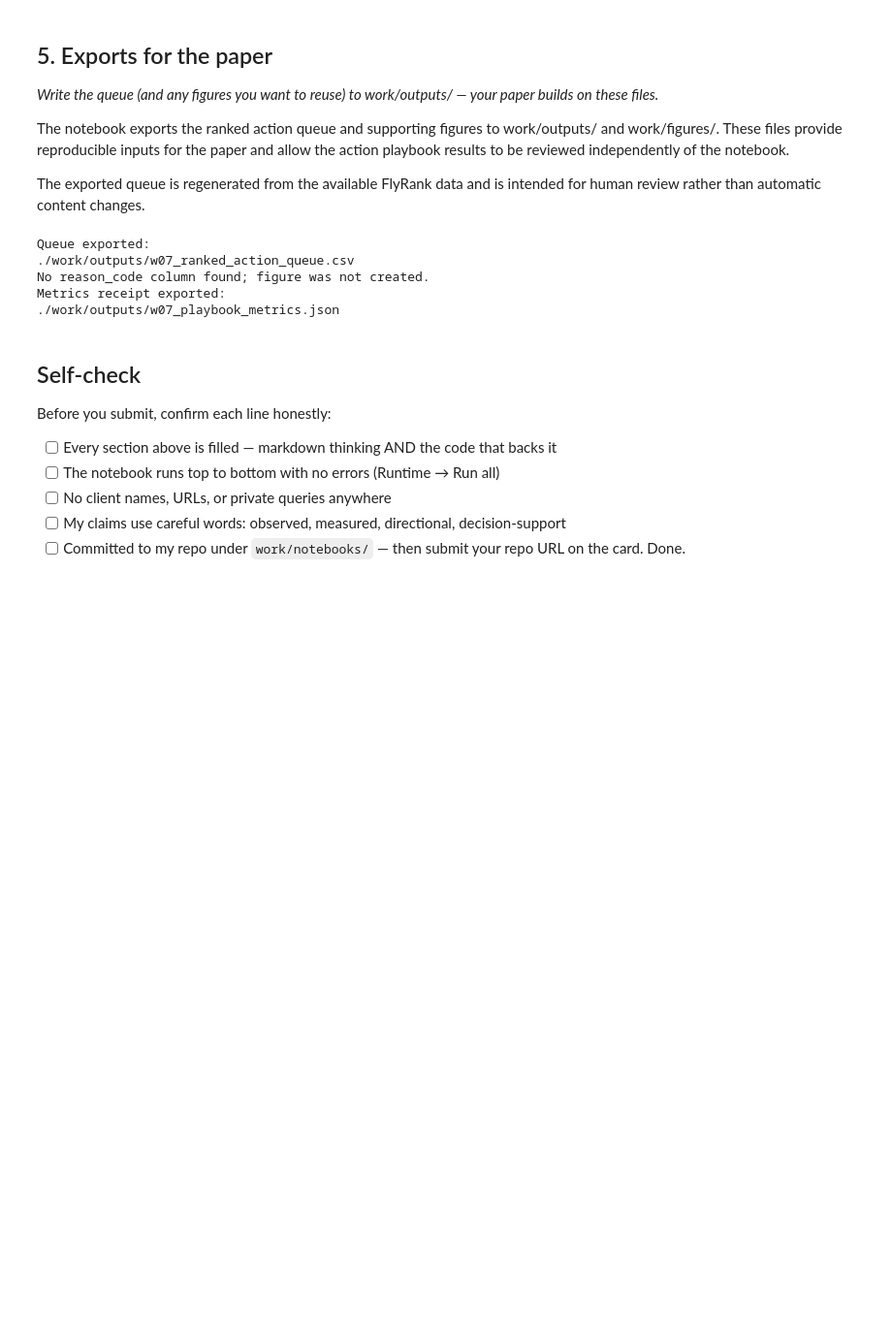
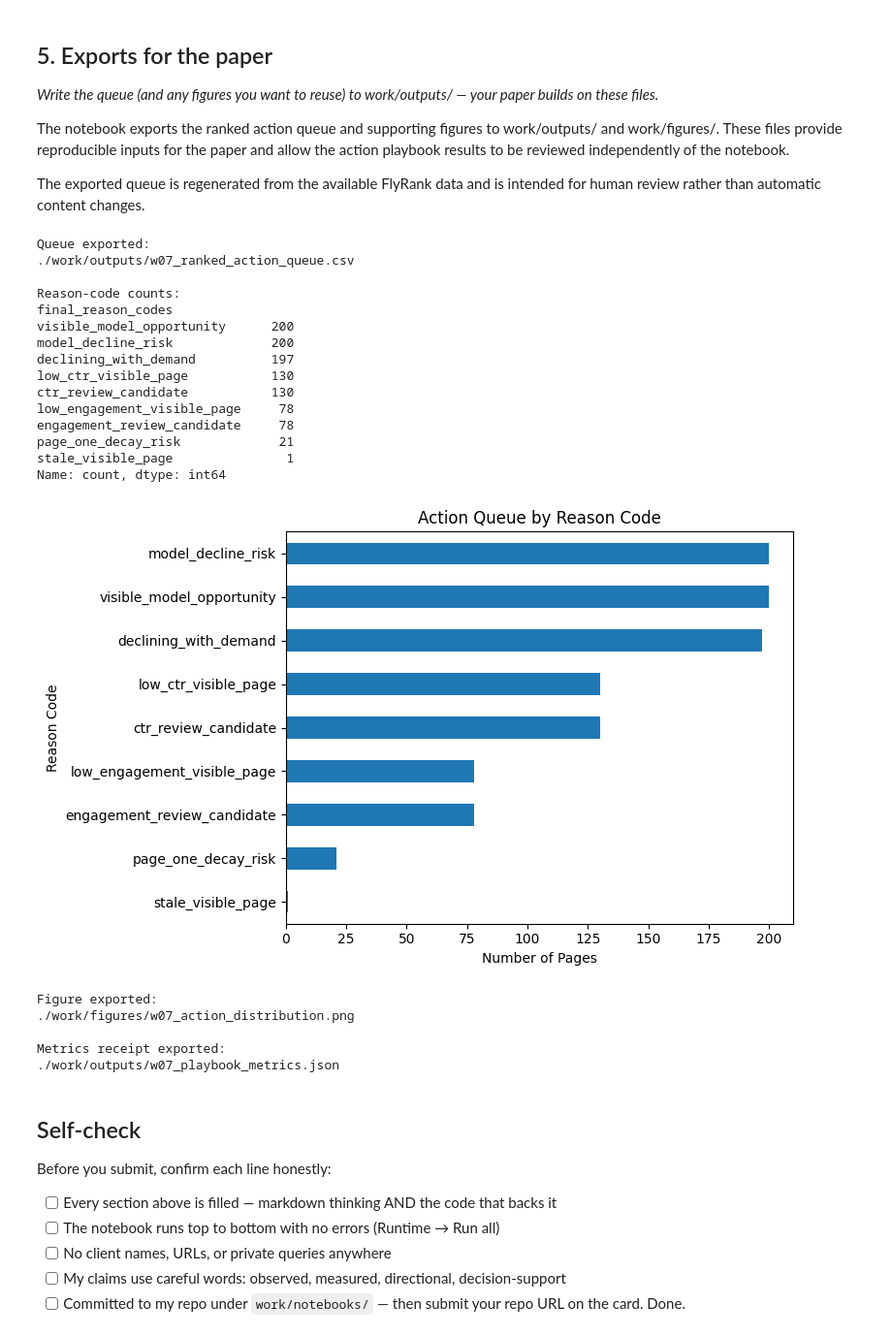
Before and after one commit to Yash1014-code/flyrank-internship-ml, a Jupyter notebook: work/notebooks/w07_action_playbook.ipynb, the cells around one changed output. Shown at 97% size. Drawn from its saved outputs; the diff is of its cells as text; code cells hidden in the pictures; blank space fills up the shorter version.

```diff
--- a/work/notebooks/w07_action_playbook.ipynb
+++ b/work/notebooks/w07_action_playbook.ipynb
@@ -410,51 +409,85 @@ print(queue_output)
 # 2. Create reason-code figure
 # --------------------------------------------------
 
-if "reason_code" in df.columns:
-    reason_counts = df["reason_code"].value_counts()
+if "final_reason_codes" in df.columns:
+
+    reason_counts = (
+        df["final_reason_codes"]
+        .fillna("")
+        .str.split("|")
+        .explode()
+        .str.strip()
+    )
+
+    reason_counts = reason_counts[reason_counts != ""].value_counts()
+
+    print("\nReason-code counts:")
+    print(reason_counts)
 
     plt.figure(figsize=(8, 5))
-    reason_counts.plot(kind="bar")
+    reason_counts.sort_values().plot(kind="barh")
+
     plt.title("Action Queue by Reason Code")
-    plt.xlabel("Reason Code")
-    plt.ylabel("Number of Pages")
-    plt.xticks(rotation=45, ha="right")
+    plt.xlabel("Number of Pages")
+    plt.ylabel("Reason Code")
     plt.tight_layout()
 
     figure_path = "./work/figures/w07_action_distribution.png"
-    plt.savefig(figure_path, dpi=150, bbox_inches="tight")
+
+    plt.savefig(
+        figure_path,
+        dpi=150,
+        bbox_inches="tight"
+    )
+
     plt.show()
 
-    print("Figure exported:")
+    print("\nFigure exported:")
     print(figure_path)
 
 else:
-    print("No reason_code column found; figure was not created.")
+    print("No final_reason_codes column found; figure was not created.")
 
 # --------------------------------------------------
 # 3. Save playbook metadata / receipts
 # --------------------------------------------------
 
 metrics = {
     "queue_rows": int(len(df)),
     "human_review_required": True,
     "automatic_actions_allowed": False,
     "purpose": "Content-action prioritization for human review"
 }
 
 metrics_path = "./work/outputs/w07_playbook_metrics.json"
 
 with open(metrics_path, "w") as f:
     json.dump(metrics, f, indent=2)
 
-print("Metrics receipt exported:")
+print("\nMetrics receipt exported:")
 print(metrics_path)
 # %% [output]
 Queue exported:
 ./work/outputs/w07_ranked_action_queue.csv
-No reason_code column found; figure was not created.
-Metrics receipt exported:
-./work/outputs/w07_playbook_metrics.json
+
+Reason-code counts:
+final_reason_codes
+visible_model_opportunity      200
+model_decline_risk             200
+declining_with_demand          197
+low_ctr_visible_page           130
+ctr_review_candidate           130
+low_engagement_visible_page     78
+engagement_review_candidate     78
+page_one_decay_risk             21
+stale_visible_page               1
+Name: count, dtype: int64
+[figure, added]
+Figure exported:
+./work/figures/w07_action_distribution.png
+
+Metrics receipt exported:
+./work/outputs/w07_playbook_metrics.json
 # %% [markdown]
 ## Self-check
 
```
Also changed, not shown: parts of 5 cells of this notebook.
